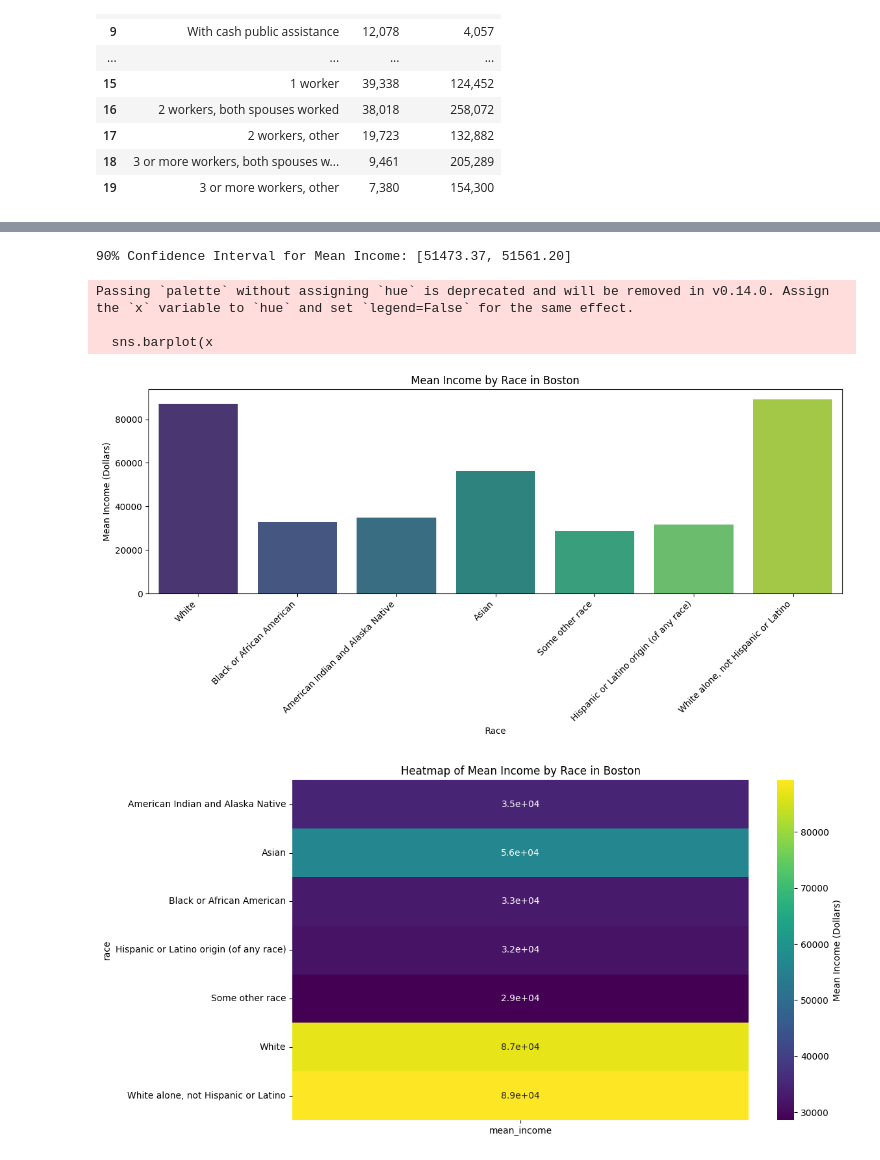
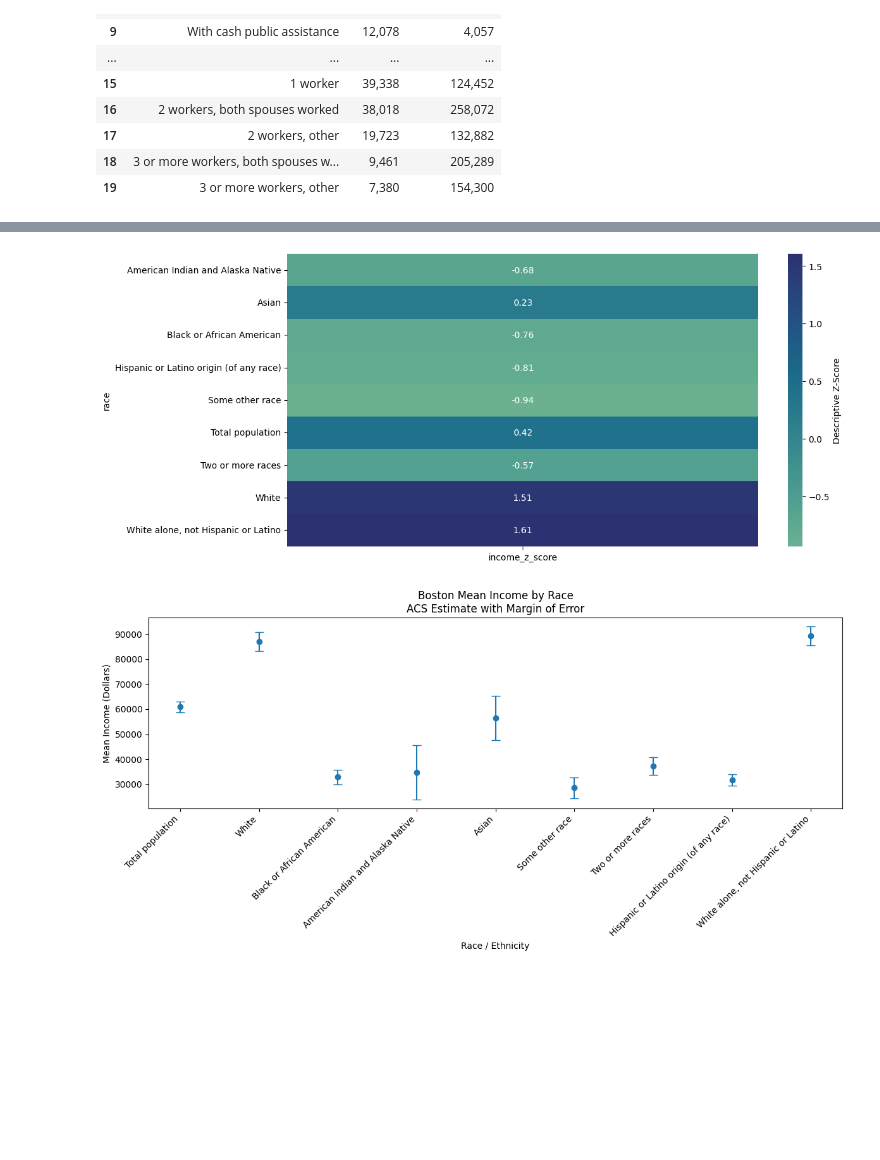
Before and after one commit to Alextk88/cs480-617, a Jupyter notebook: 2.ipynb, the cells around one changed output, grey strips where cells are left out. Cells and saved outputs as stored; diff of their text form; code cells hidden in the pictures; blank space fills up the shorter version.

Commit message:
fix z-score calculation error. Displays heatmap and error-plot visuals

```diff
--- a/2.ipynb
+++ b/2.ipynb
@@ -184,34 +212,46 @@ race_income
 # %%
-# ACS dataset has 90% confidence level
-# The critical z-value for a 90% confidence
-# level is approximately 1.645
+# Descriptive z-score for visualization
+race_income["income_z_score"] = (
+    race_income["mean_income"] - race_income["mean_income"].mean()
+) / race_income["mean_income"].std()
 
-z = 1.645
-se = race_income["mean_income"].std() / np.sqrt(race_income["number"].sum())
-mean_income = race_income["mean_income"].mean()
-ci_lower_bound = mean_income - z * se
-ci_upper_bound = mean_income + z * se
+plt.figure(figsize=(12, 6))
 
-# print the bar plot of mean income by race
-print(f"90% Confidence Interval for Mean Income: [{ci_lower_bound:.2f}, {ci_upper_bound:.2f}]")
+sns.heatmap(
+    race_income.pivot_table(
+        values="income_z_score",
+        index="race"
+    ),
+    annot=True,
+    cmap="crest",
+    center=0,
+    fmt=".2f",
+    cbar_kws={"label": "Descriptive Z-Score"}
+)
+
+# Remove rows where income or MOE is missing
+income_data = race_income.dropna(
+    subset=["mean_income", "mean_income_moe"]
+).copy()
+
+# Create the error bar plot
 plt.figure(figsize=(12, 6))
-sns.barplot(x
-=race_income["race"],y=race_income["mean_income"],palette="viridis")
+
+plt.errorbar(
+    x=income_data["race"],
+    y=income_data["mean_income"],
+    yerr=income_data["mean_income_moe"],
+    fmt="o",
+    capsize=5
+)
+
+# Customize the plot
 plt.xticks(rotation=45, ha="right")
-plt.xlabel("Race")
+plt.xlabel("Race / Ethnicity")
 plt.ylabel("Mean Income (Dollars)")
-plt.title("Mean Income by Race in Boston")
+plt.title("Boston Mean Income by Race\nACS Estimate with Margin of Error")
 plt.tight_layout()
-
-# heatmap of mean income by race
-plt.figure(figsize=(12, 6))
-sns.heatmap(race_income.pivot_table(values="mean_income", index="race"), annot=True, cmap="viridis", cbar_kws={"label": "Mean Income (Dollars)"})
-plt.title("Heatmap of Mean Income by Race in Boston")
-plt.tight_layout()
+plt.show()
 # %% [output]
-90% Confidence Interval for Mean Income: [51473.37, 51561.20]
-Passing `palette` without assigning `hue` is deprecated and will be removed in v0.14.0. Assign the `x` variable to `hue` and set `legend=False` for the same effect.
-
-  sns.barplot(x
-[figure, old version]
+[figure, new version]
-[figure, old version]
+[figure, new version]
```
Also changed, not shown: parts of 4 cells of this notebook.
